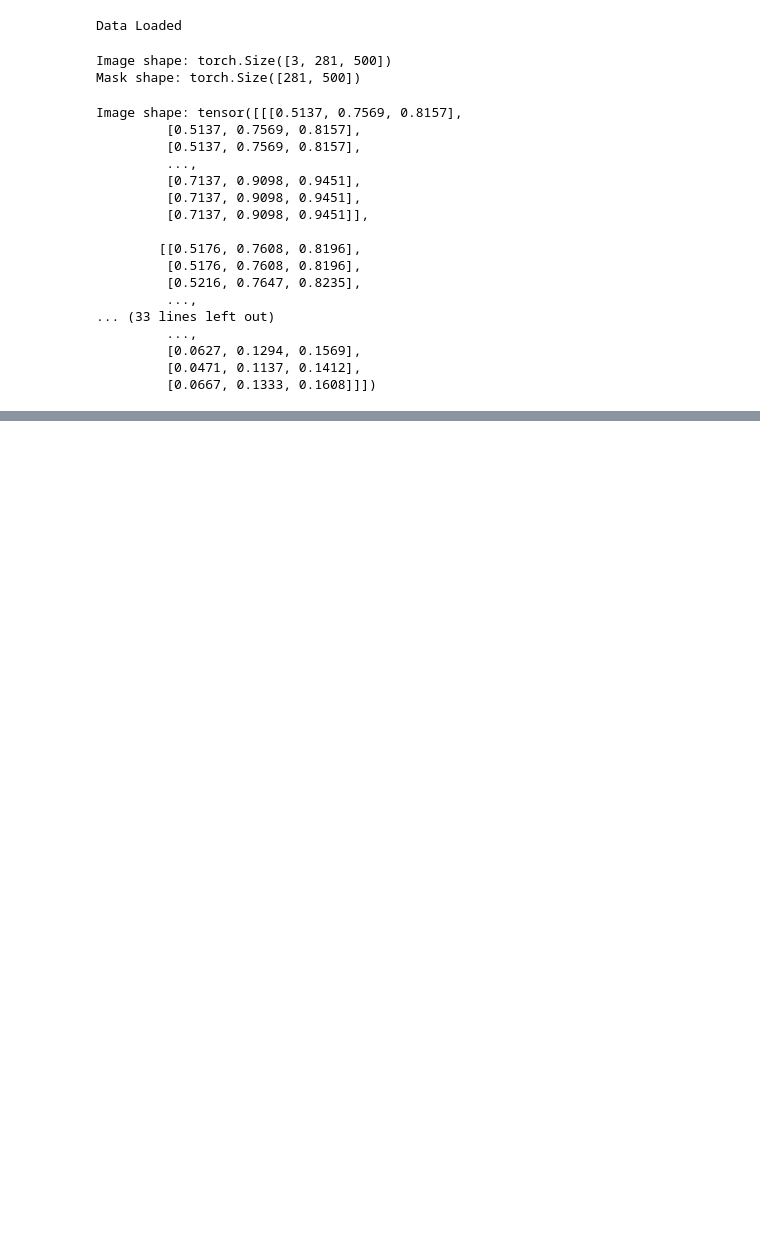
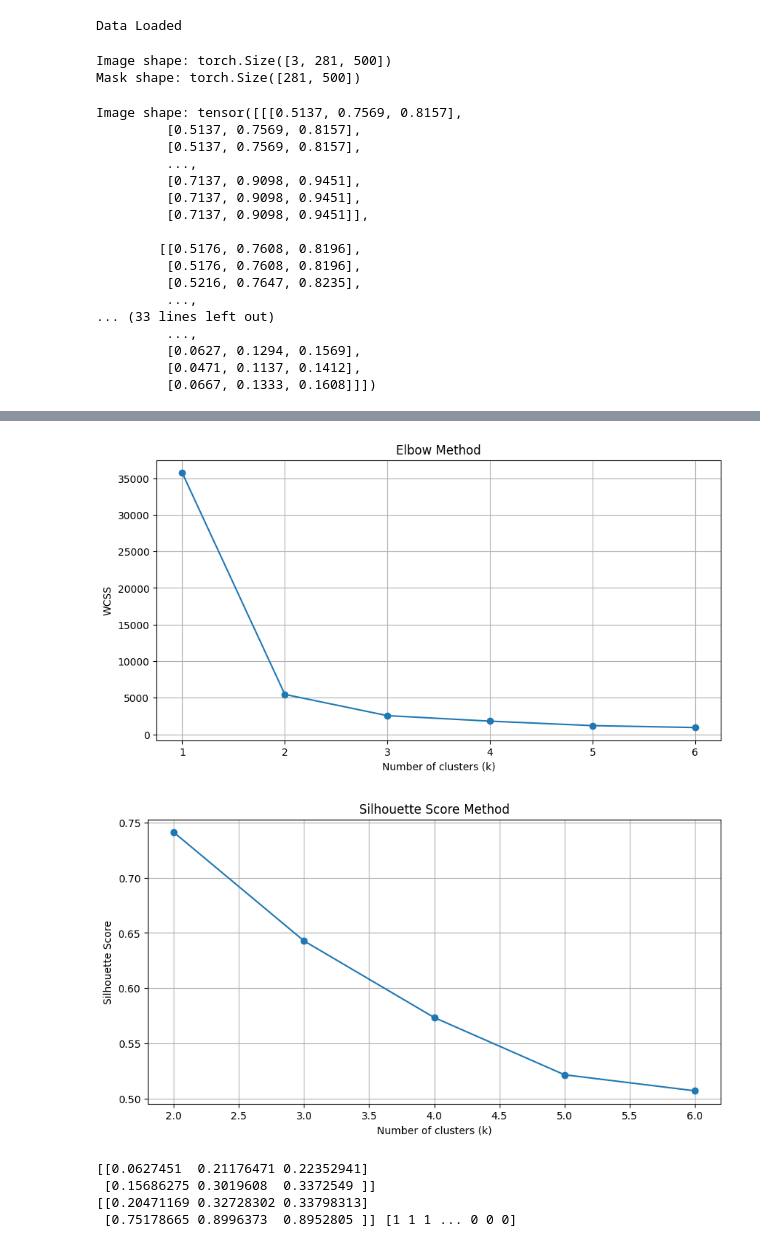
Before and after one commit to sriramadhenu/subject-isolation, a Jupyter notebook: k-means-clustering.ipynb, the cells around one changed output, grey strips where cells are left out. Drawn from its saved outputs; the diff is of its cells as text; code cells hidden in the pictures; blank space fills up the shorter version.

Commit message:
Reshaped the image and output the new mask

```diff
--- a/k-means-clustering.ipynb
+++ b/k-means-clustering.ipynb
@@ -158,12 +100,10 @@ torch.Size([140500, 3])
 # %%
-#concatenate the train and val pixels
-total_train_pixels = torch.cat(train_pixels, dim  = 0)
-total_train_pixels = np.float32(total_train_pixels)
+image_pixels = np.float32(image_reshaped)
+print(image_pixels)
 
 classes = 21 #number of classes + background
-num_train_pixels = len(total_train_pixels)
-indices = np.random.choice(num_train_pixels, classes, replace=False)
-centers = total_train_pixels[indices]
+num_pixels = len(image_pixels)
+indices = np.random.choice(num_pixels, classes, replace=False)
+centers = image_pixels[indices]
 print(centers)
-print(total_train_pixels)
 # %% [output]
@@ -225,0 +127,41 @@ ValueError: Buffer dtype mismatch, expected 'const float' but got 'double'
+# %%
+import matplotlib.pyplot as plt
+from sklearn.metrics import silhouette_score
+from sklearn.cluster import KMeans
+from sklearn.preprocessing import MinMaxScaler
+
+scaler = MinMaxScaler()
+pixel_scaled = scaler.fit_transform(image_pixels)
+
+wcss = []
+silhouette_scores = []
+
+for k in range(1,7):
+    kmeans = KMeans(n_clusters=k, random_state=42, n_init=10)
+    kmeans.fit(pixel_scaled)
+    wcss.append(kmeans.inertia_)
+
+for k in range(2,7):
+    kmeans = KMeans(n_clusters=k, random_state=0, n_init=10)
+    labels = kmeans.fit_predict(pixel_scaled)
+    score = silhouette_score(pixel_scaled, labels)
+    silhouette_scores.append(score)
+
+plt.figure(figsize=(10, 5))
+plt.plot(range(1,7), wcss, marker='o')
+plt.title('Elbow Method')
+plt.xlabel('Number of clusters (k)')
+plt.ylabel('WCSS')
+plt.grid(True)
+plt.show()
+
+plt.figure(figsize=(10, 5))
+plt.plot(range(2, 7), silhouette_scores, marker='o')
+plt.title('Silhouette Score Method')
+plt.xlabel('Number of clusters (k)')
+plt.ylabel('Silhouette Score')
+plt.grid(True)
+plt.show()
+# %% [output]
+[figure, added]
+[figure, added]
@@ -225,0 +223,9 @@ ValueError: Buffer dtype mismatch, expected 'const float' but got 'double'
+# %%
+k = 2
+cluster_centers, labels = kmeans(image_pixels, k)
+print(cluster_centers, labels)
+# %% [output]
+[[0.0627451  0.21176471 0.22352941]
+ [0.15686275 0.3019608  0.3372549 ]]
+[[0.20471169 0.32728302 0.33798313]
+ [0.75178665 0.8996373  0.8952805 ]] [1 1 1 ... 0 0 0]
```
Also changed, not shown: parts of 9 cells of this notebook.
